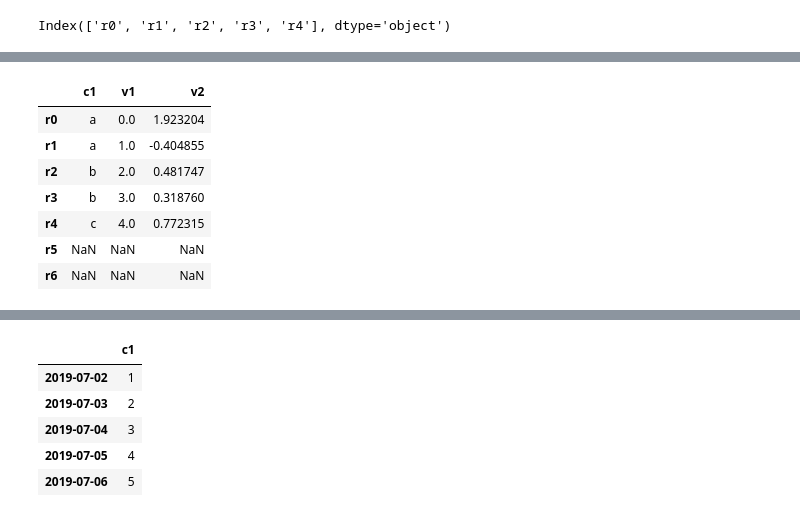
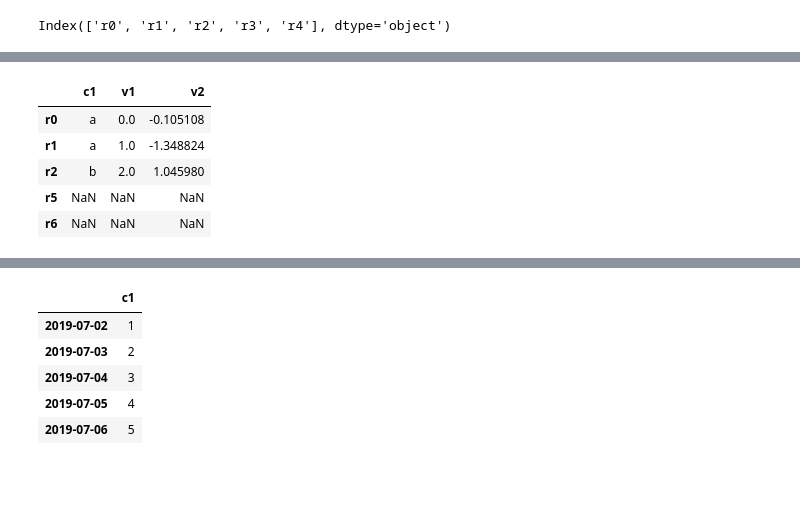
Before and after one commit to NoelBird/AI_multicampus, a Jupyter notebook: 2일차/DA_Day2_AM.ipynb, the cells around one changed output, grey strips where cells are left out. Saved outputs shown, nothing was run; the diff lists cells and outputs as text; code cells hidden in the pictures; blank space fills up the shorter version.

```diff
--- a/코드/DA_day2.ipynb
+++ b/2일차/DA_Day2_AM.ipynb
@@ -203,0 +215,7 @@ pandas.core.frame.DataFrame
+# %%
+df2=pd.DataFrame({'c1':['a','a','b','b','c'],
+                 'v1':np.arange(5),
+                  'v2':np.random.randn(5)
+                 },
+                index=['r0','r1','r2','r3','r4']
+                )
@@ -204,13 +231,10 @@ pandas.core.frame.DataFrame
 # %%
-newindex=['r0','r1','r2', 'r3', 'r4', 'r5', 'r6']
+newindex=['r0','r1','r2','r5','r6']
+df2.reindex(newindex)
+# %% [output]
+|  | c1 | v1 | v2 |
+| r0 | a | 0.0 | -0.105108 |
+| r1 | a | 1.0 | -1.348824 |
+| r2 | b | 2.0 | 1.045980 |
+| r5 | NaN | NaN | NaN |
+| r6 | NaN | NaN | NaN |
-# %%
-df2.reindex(newindex) # index를 리스트 형태로 줄 수 있음
-# %% [output]
-|  | c1 | v1 | v2 |
-| r0 | a | 0.0 | 1.923204 |
-| r1 | a | 1.0 | -0.404855 |
-| r2 | b | 2.0 | 0.481747 |
-| r3 | b | 3.0 | 0.318760 |
-| r4 | c | 4.0 | 0.772315 |
-| r5 | NaN | NaN | NaN |
-| r6 | NaN | NaN | NaN |
```
Also changed, not shown: parts of 70 cells of this notebook, 16 other files.
